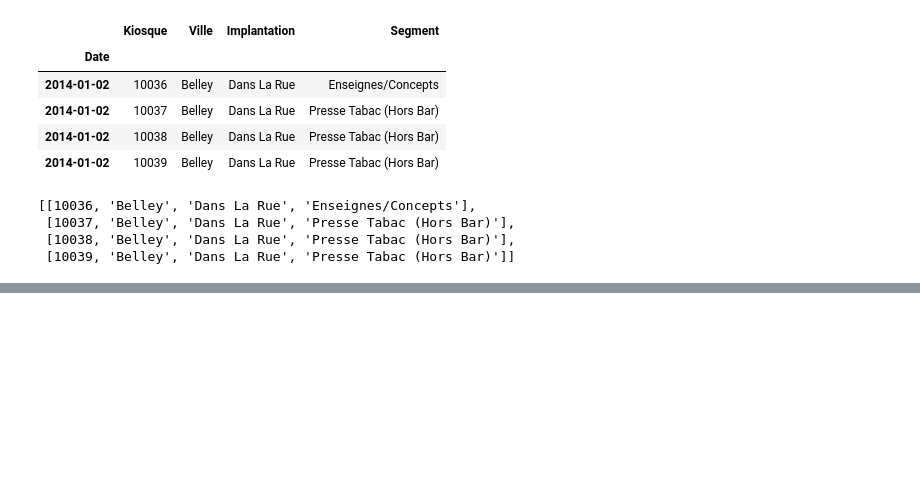
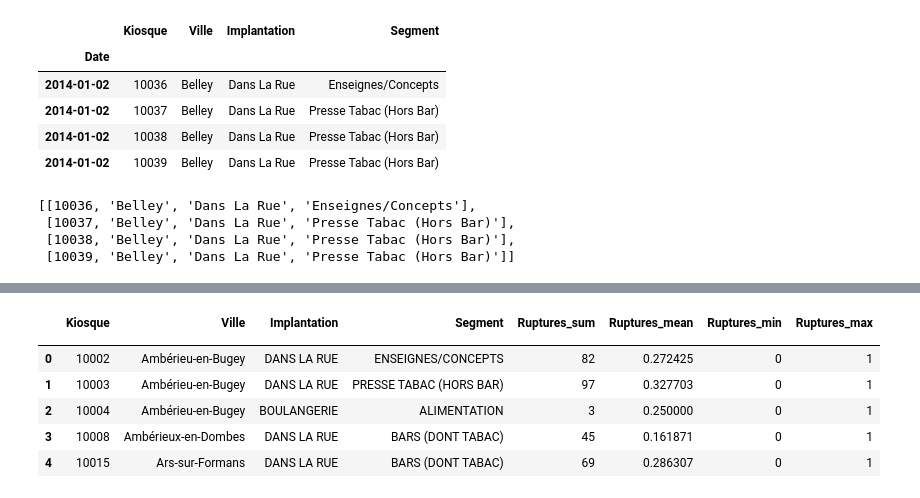
Before and after one commit to ClementTr/PaperPredict, a Jupyter notebook: data_processing/Django_Calculs.ipynb, the cells around one changed output, grey strips where cells are left out. Cells and saved outputs as stored; diff of their text form; code cells hidden in the pictures; blank space fills up the shorter version.

```diff
--- a/data_processing/Django_Calculs.ipynb
+++ b/data_processing/Django_Calculs.ipynb
@@ -352,0 +379,17 @@ my_test
+# %%
+df_dept_rupt_2016 = df_dept_rupt.copy()
+df_dept_rupt_2016["Ruptures_sum"] = df_dept_rupt_2016["Ruptures"]["sum"]
+df_dept_rupt_2016["Ruptures_mean"] = df_dept_rupt_2016["Ruptures"]["mean"]
+df_dept_rupt_2016["Ruptures_min"] = df_dept_rupt_2016["Ruptures"]["min"]
+df_dept_rupt_2016["Ruptures_max"] = df_dept_rupt_2016["Ruptures"]["max"]
+del df_dept_rupt_2016["Ruptures"]
+df_dept_rupt_2016.reset_index(inplace=True)
+df_dept_rupt_2016.head()
+# %% [output]
+|  | Kiosque | Ville | Implantation | Segment | Ruptures_sum | Ruptures_mean | Ruptures_min | Ruptures_max |
+|  |  |  |  |  |  |  |  |  |
+| 0 | 10002 | Ambérieu-en-Bugey | DANS LA RUE | ENSEIGNES/CONCEPTS | 82 | 0.272425 | 0 | 1 |
+| 1 | 10003 | Ambérieu-en-Bugey | DANS LA RUE | PRESSE TABAC (HORS BAR) | 97 | 0.327703 | 0 | 1 |
+| 2 | 10004 | Ambérieu-en-Bugey | BOULANGERIE | ALIMENTATION | 3 | 0.250000 | 0 | 1 |
+| 3 | 10008 | Ambérieux-en-Dombes | DANS LA RUE | BARS (DONT TABAC) | 45 | 0.161871 | 0 | 1 |
+| 4 | 10015 | Ars-sur-Formans | DANS LA RUE | BARS (DONT TABAC) | 69 | 0.286307 | 0 | 1 |
```
Also changed, not shown: parts of 10 cells of this notebook, 6 other files.
